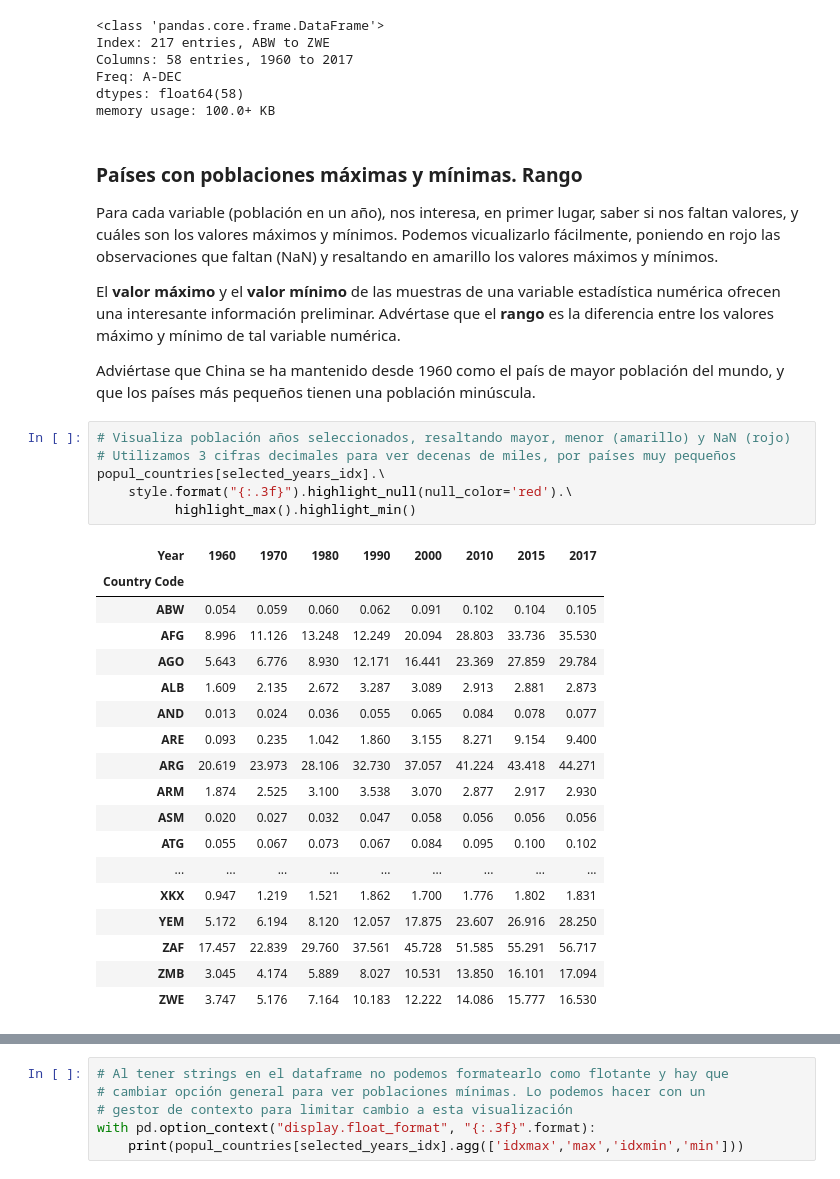
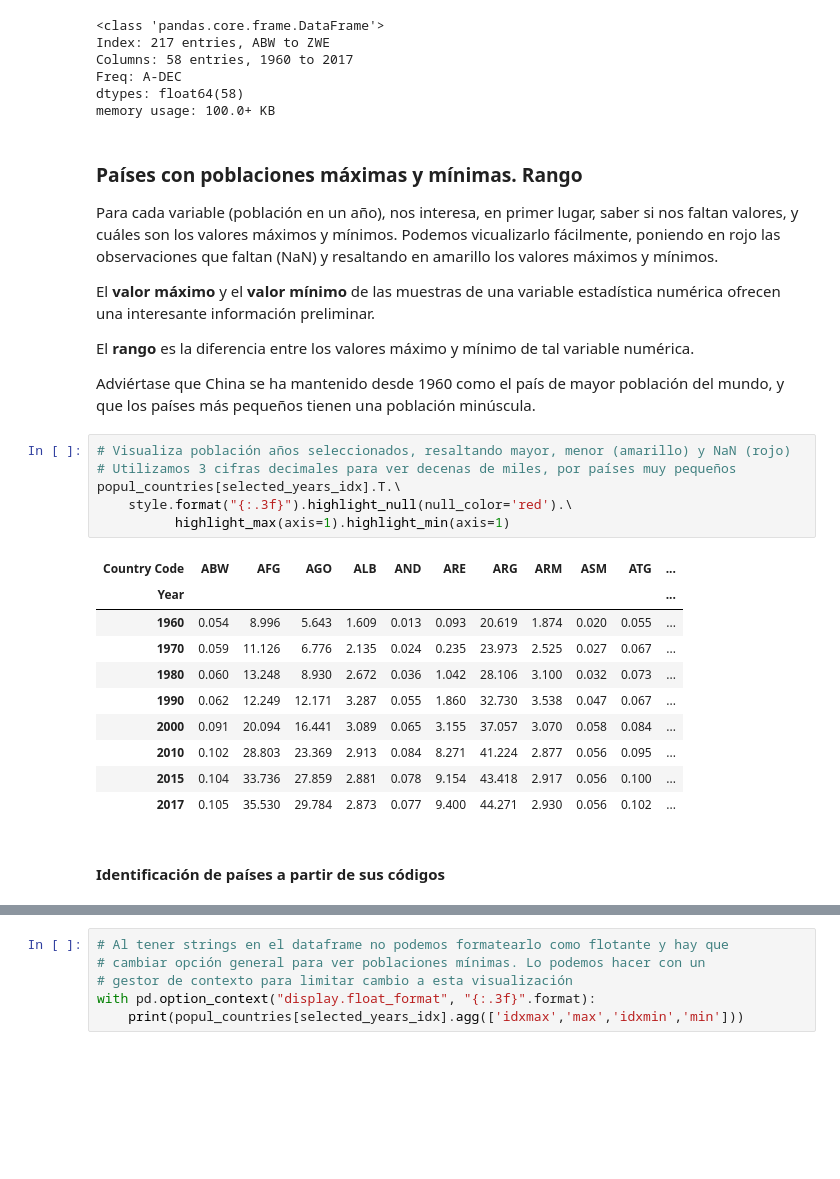
Before and after one commit to jruizalz/EPE-ULPGC, a Jupyter notebook: Bloque_1/1.AnalisisExploratorioDatos.ipynb, the cells around one changed output, grey strips where cells are left out. Saved outputs shown, nothing was run; the diff lists cells and outputs as text; blank space fills up the shorter version.

```diff
--- a/Bloque_1/1.AnalisisExploratorioDatos.ipynb
+++ b/Bloque_1/1.AnalisisExploratorioDatos.ipynb
@@ -140,31 +144,27 @@ memory usage: 100.0+ KB
 
 Para cada variable (población en un año), nos interesa, en primer lugar, saber si nos faltan valores, y cuáles son los valores máximos y mínimos. Podemos vicualizarlo fácilmente, poniendo en rojo las observaciones que faltan (NaN) y resaltando en amarillo los valores máximos y mínimos.
 
-El **valor máximo** y el **valor mínimo** de las muestras de una variable estadística numérica ofrecen una interesante información preliminar. Advértase que el **rango** es la diferencia entre los valores máximo y mínimo de tal variable numérica.
+El **valor máximo** y el **valor mínimo** de las muestras de una variable estadística numérica ofrecen una interesante información preliminar.
+
+El **rango** es la diferencia entre los valores máximo y mínimo de tal variable numérica.
 
 Adviértase que China se ha mantenido desde 1960 como el país de mayor población del mundo, y que los países más pequeños tienen una población minúscula.
 # %%
 # Visualiza población años seleccionados, resaltando mayor, menor (amarillo) y NaN (rojo)
 # Utilizamos 3 cifras decimales para ver decenas de miles, por países muy pequeños
-popul_countries[selected_years_idx].\
+popul_countries[selected_years_idx].T.\
     style.format("{:.3f}").highlight_null(null_color='red').\
-          highlight_max().highlight_min()
+          highlight_max(axis=1).highlight_min(axis=1)
 # %% [output]
-| Year | 1960 | 1970 | 1980 | 1990 | 2000 | 2010 | 2015 | 2017 |
-| Country Code |  |  |  |  |  |  |  |  |
-| ABW | 0.054 | 0.059 | 0.060 | 0.062 | 0.091 | 0.102 | 0.104 | 0.105 |
-| AFG | 8.996 | 11.126 | 13.248 | 12.249 | 20.094 | 28.803 | 33.736 | 35.530 |
-| AGO | 5.643 | 6.776 | 8.930 | 12.171 | 16.441 | 23.369 | 27.859 | 29.784 |
-| ALB | 1.609 | 2.135 | 2.672 | 3.287 | 3.089 | 2.913 | 2.881 | 2.873 |
-| AND | 0.013 | 0.024 | 0.036 | 0.055 | 0.065 | 0.084 | 0.078 | 0.077 |
-| ARE | 0.093 | 0.235 | 1.042 | 1.860 | 3.155 | 8.271 | 9.154 | 9.400 |
-| ARG | 20.619 | 23.973 | 28.106 | 32.730 | 37.057 | 41.224 | 43.418 | 44.271 |
-| ARM | 1.874 | 2.525 | 3.100 | 3.538 | 3.070 | 2.877 | 2.917 | 2.930 |
-| ASM | 0.020 | 0.027 | 0.032 | 0.047 | 0.058 | 0.056 | 0.056 | 0.056 |
-| ATG | 0.055 | 0.067 | 0.073 | 0.067 | 0.084 | 0.095 | 0.100 | 0.102 |
-| ... | ... | ... | ... | ... | ... | ... | ... | ... |
-| XKX | 0.947 | 1.219 | 1.521 | 1.862 | 1.700 | 1.776 | 1.802 | 1.831 |
-| YEM | 5.172 | 6.194 | 8.120 | 12.057 | 17.875 | 23.607 | 26.916 | 28.250 |
-| ZAF | 17.457 | 22.839 | 29.760 | 37.561 | 45.728 | 51.585 | 55.291 | 56.717 |
-| ZMB | 3.045 | 4.174 | 5.889 | 8.027 | 10.531 | 13.850 | 16.101 | 17.094 |
-| ZWE | 3.747 | 5.176 | 7.164 | 10.183 | 12.222 | 14.086 | 15.777 | 16.530 |
+| Country Code | ABW | AFG | AGO | ALB | AND | ARE | ARG | ARM | ASM | ATG | ... |
+| Year |  |  |  |  |  |  |  |  |  |  | ... |
+| 1960 | 0.054 | 8.996 | 5.643 | 1.609 | 0.013 | 0.093 | 20.619 | 1.874 | 0.020 | 0.055 | ... |
+| 1970 | 0.059 | 11.126 | 6.776 | 2.135 | 0.024 | 0.235 | 23.973 | 2.525 | 0.027 | 0.067 | ... |
+| 1980 | 0.060 | 13.248 | 8.930 | 2.672 | 0.036 | 1.042 | 28.106 | 3.100 | 0.032 | 0.073 | ... |
+| 1990 | 0.062 | 12.249 | 12.171 | 3.287 | 0.055 | 1.860 | 32.730 | 3.538 | 0.047 | 0.067 | ... |
+| 2000 | 0.091 | 20.094 | 16.441 | 3.089 | 0.065 | 3.155 | 37.057 | 3.070 | 0.058 | 0.084 | ... |
+| 2010 | 0.102 | 28.803 | 23.369 | 2.913 | 0.084 | 8.271 | 41.224 | 2.877 | 0.056 | 0.095 | ... |
+| 2015 | 0.104 | 33.736 | 27.859 | 2.881 | 0.078 | 9.154 | 43.418 | 2.917 | 0.056 | 0.100 | ... |
+| 2017 | 0.105 | 35.530 | 29.784 | 2.873 | 0.077 | 9.400 | 44.271 | 2.930 | 0.056 | 0.102 | ... |
+# %% [markdown]
+#### Identificación de países a partir de sus códigos
```
Also changed, not shown: parts of 14 cells of this notebook, 3 other files.
